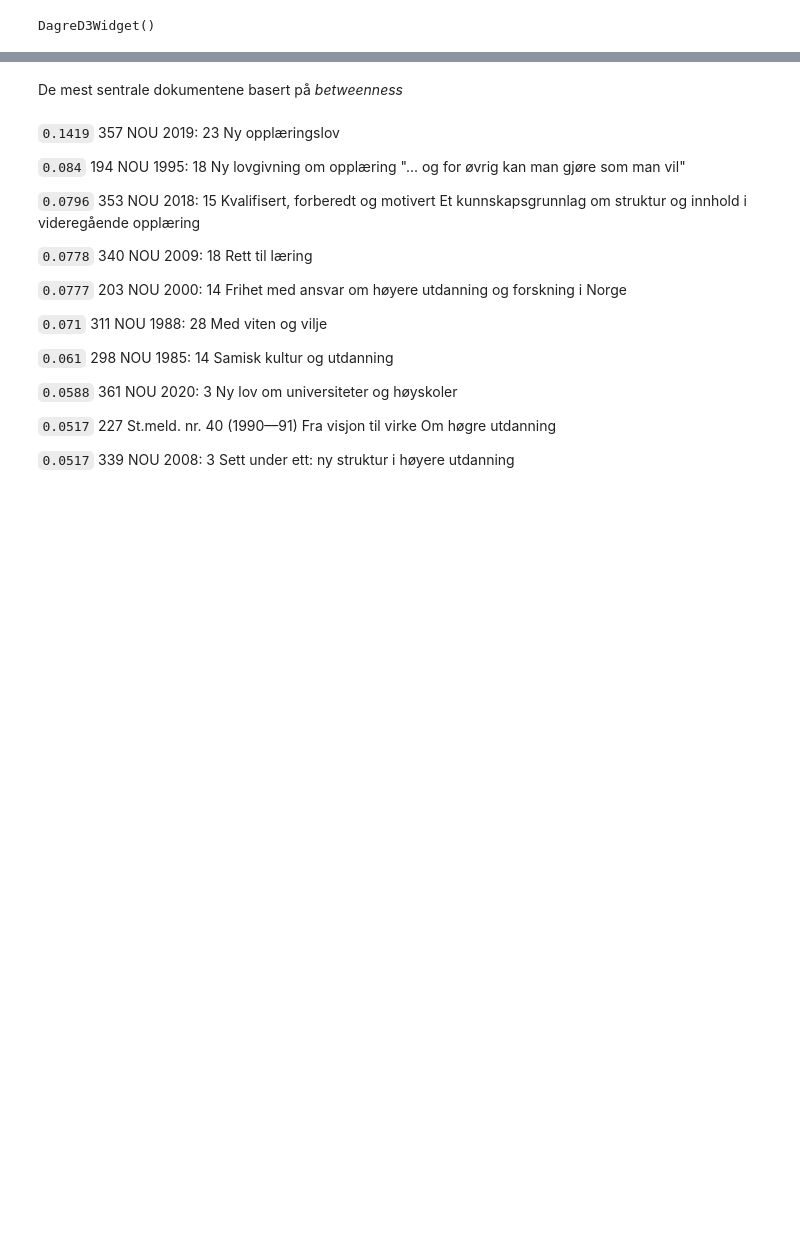
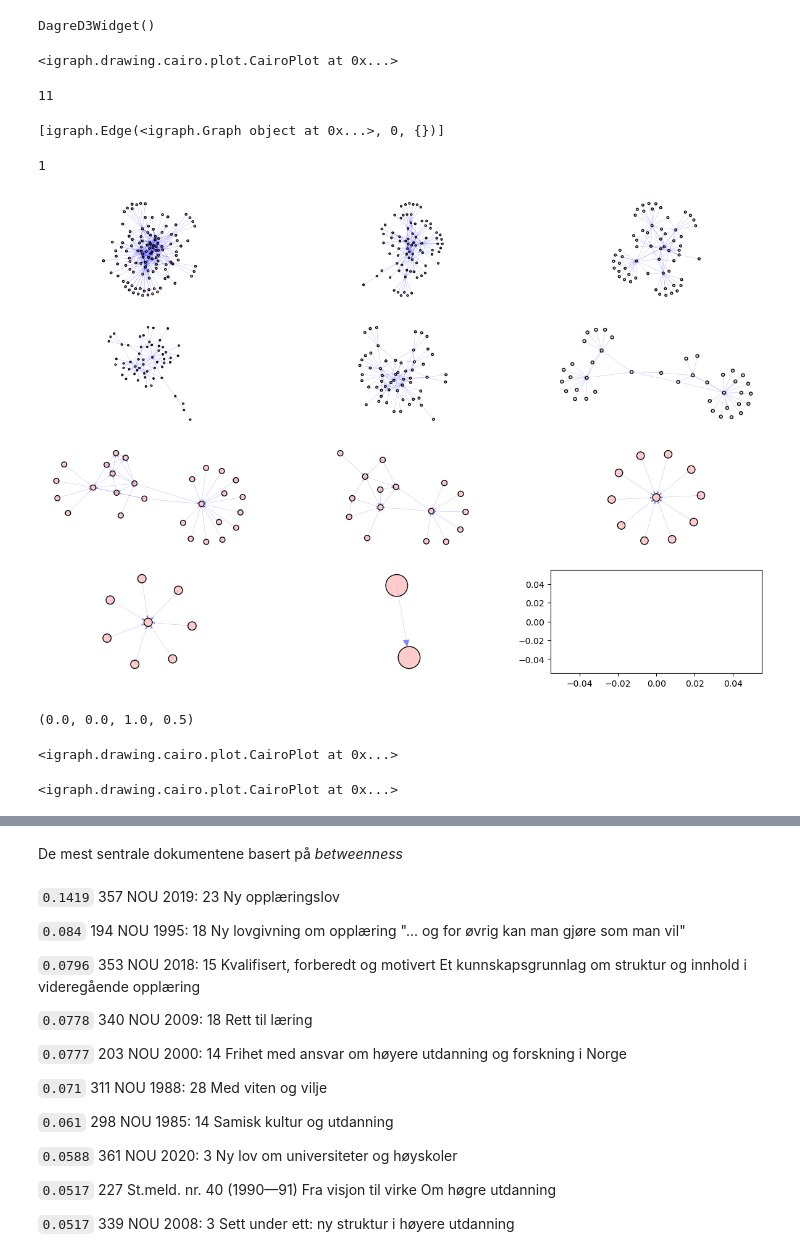
Before and after one commit to Yoonsen/ECER2023, a Jupyter notebook: Polnet_bibliografigraf_koll_mai_2021_korpus.ipynb, the cells around one changed output, grey strips where cells are left out. Saved outputs shown, nothing was run; the diff lists cells and outputs as text; code cells hidden in the pictures; blank space fills up the shorter version.

Commit message:
added igraph leiden algorithm

```diff
--- a/Polnet_bibliografigraf_koll_mai_2021_korpus.ipynb
+++ b/Polnet_bibliografigraf_koll_mai_2021_korpus.ipynb
@@ -209,2 +216,18 @@ widget
 # %% [output]
 DagreD3Widget()
+# %%
+h = ig.Graph.TupleList(trimmed_edge_list, directed=True)
+# %%
+clusters = la.find_partition(h, la.ModularityVertexPartition)
+# %%
+ig.plot(clusters, bbox=(0,0,600,1000),opacity=0.7)
+# %% [output]
+<igraph.drawing.cairo.plot.CairoPlot at 0x...>
+# %%
+len(clusters.subgraphs())
+# %% [output]
+11
+# %%
+[x for x in clusters.subgraphs()[10].es]
+# %% [output]
+[igraph.Edge(<igraph.Graph object at 0x...>, 0, {})]
@@ -210,0 +236,25 @@ DagreD3Widget()
+# %%
+6//5
+# %% [output]
+1
+# %%
+rows = 4
+cols = 3
+lsg = len(clusters.subgraphs())
+fig, axs = plt.subplots(rows, cols)
+ix = 0
+visual_style = {}
+visual_style["vertex_size"] = 0.3
+visual_style["vertex_color"] = matplotlib.colors.rgb2hex(matplotlib.colors.to_rgba('red', alpha=0.2), keep_alpha=True)
+visual_style["edge_color"] = matplotlib.colors.rgb2hex(matplotlib.colors.to_rgba('blue', alpha=0.5), keep_alpha=True)
+visual_style["edge_width"] = 0.2
+for r in range(rows):
+    for c in range(cols):
+        if ix < lsg:
+            ig.plot(clusters.subgraphs()[ix],target=axs[r,c], **visual_style)
+        else:
+            plt.plot()
+        ix += 1
+plt.savefig('clusters.jpg', dpi=300)
+# %% [output]
+[figure, added]
@@ -210,0 +263,15 @@ DagreD3Widget()
+# %%
+matplotlib.colors.to_rgba('blue', alpha=0.5)
+# %% [output]
+(0.0, 0.0, 1.0, 0.5)
+# %%
+visual_style = {}
+visual_style["vertex_size"] = 30
+visual_style["vertex_color"] = matplotlib.colors.rgb2hex(matplotlib.colors.to_rgba('blue', alpha=0.5), keep_alpha=True)
+visual_style["vertex_opacity"] = 0.2
+#visual_style["vertex_label"] = "hans"
+visual_style["edge_width"] = 0.2
+visual_style["bbox"] = (600, 600)
+ig.plot(clusters.subgraphs()[0], **visual_style)
+# %% [output]
+<igraph.drawing.cairo.plot.CairoPlot at 0x...>
@@ -211,3 +281,14 @@ DagreD3Widget()
+# %%
+visual_style = {}
+visual_style["vertex_size"] = 12
+#visual_style["arrow_size"] = 100
+#visual_style["vertex_label"] = "hans"
+visual_style["edge_width"] = 0.5
+visual_style["bbox"] = (800, 1000)
+visual_style["opacity"] = 0.6
+ig.plot(clusters, **visual_style)
+# %% [output]
+<igraph.drawing.cairo.plot.CairoPlot at 0x...>
 # %%
 draw_graph_centrality2(G, gnl.mcommunity(G),k = 0.8, fontsize= 0)
 # %% [output]
```
Also changed, not shown: parts of 10 cells of this notebook.
